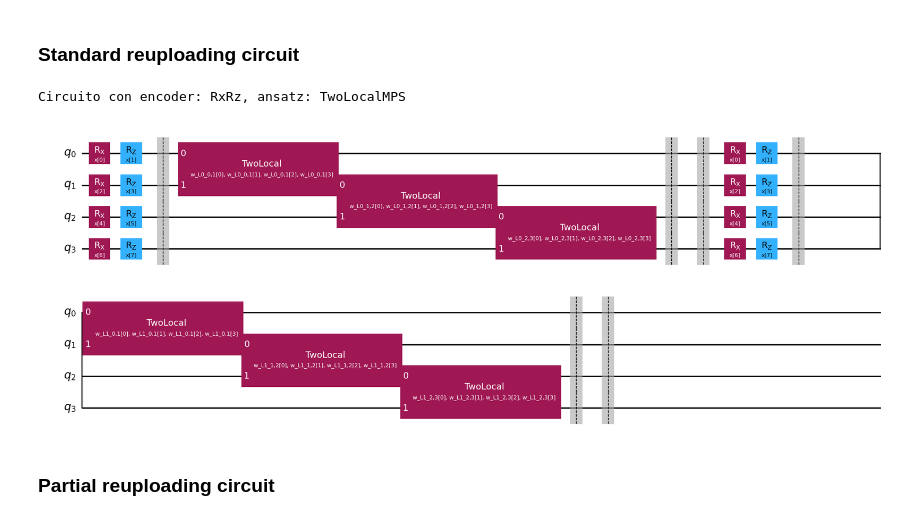
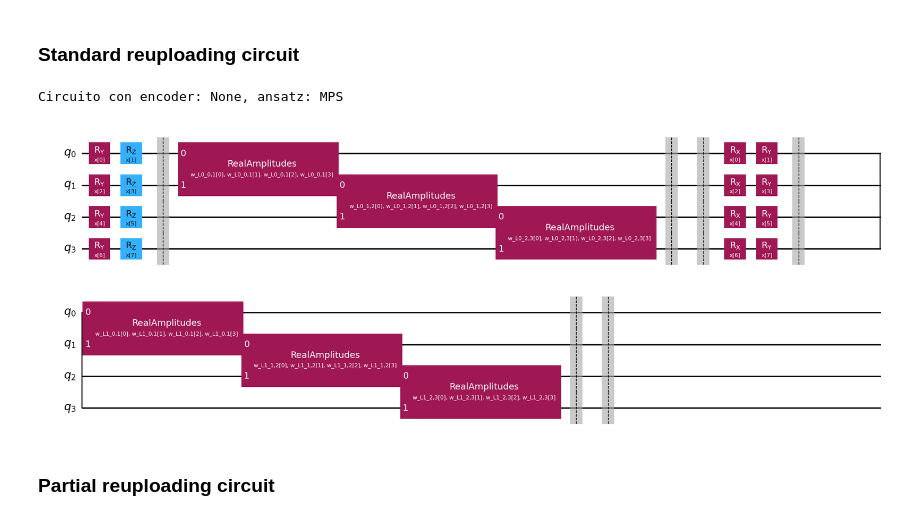
Before and after one commit to Davy592/Quantum-Metric-Learning-with-Reuploading, a Jupyter notebook: Quantum Metric Learning.ipynb, the cells around one changed output. Saved outputs shown, nothing was run; the diff lists cells and outputs as text; code cells hidden in the pictures.

```diff
--- a/Quantum Metric Learning.ipynb
+++ b/Quantum Metric Learning.ipynb
@@ -867,41 +867,37 @@ def build_mps_reuploading_model(n_features, layers=2, fixed_encoder=None, ansatz
                 encoder_block = RxRz_encoding(n_features, params=input_params)
             elif fixed_encoder == "RyRx":
                 encoder_block = RyRx_encoding(n_features, params=input_params)
             elif fixed_encoder == "RzRx":
                 encoder_block = RzRx_encoding(n_features, params=input_params)
             else:
                 raise ValueError(f"Encoder '{fixed_encoder}' non supportato. "
                                "Usa: 'yz', 'RxRy', 'RxRz', 'RyRx', 'RzRx' o None per il comportamento ciclico.")
 
         full_qc.compose(encoder_block, inplace=True)
         full_qc.barrier()
 
         # --- B. Aggiungiamo l'Ansatz (MPS o TwoLocalMPS) ---
         ansatz_block = create_ansatz(n_qubits, parameter_prefix=f"w_L{layer}", ansatz_type=ansatz_type, reps=1)
         full_qc.compose(ansatz_block, inplace=True)
 
         full_qc.barrier()
         full_qc.barrier()
 
     return full_qc
 
 # --- TEST ---
 # Supponiamo 8 feature e 2 livelli di profondità
-# Cambia ansatz_type="TwoLocalMPS" per usare TwoLocal invece di RealAmplitudes
-# Prova diversi encoder:
-# - fixed_encoder=None: cicla tra yz, RxRy, RzRx (default)
-# - fixed_encoder="RxRz": usa RxRz per tutti i layer
 
-ansatz_type = "TwoLocalMPS"  # Scegli tra "MPS" e "TwoLocalMPS"
-fixed_enc = "RxRz"  # Usa RxRz per tutti i layer
+ansatz_type = "MPS"  # Scegli tra "MPS" e "TwoLocalMPS"
+fixed_enc = None  # Scegli tra None (ciclico), "yz", "RxRy", "RxRz", "RyRx", "RzRx"
 qnn_std_reupload = build_mps_reuploading_model(n_features=8, layers=2, fixed_encoder=fixed_enc, ansatz_type=ansatz_type)
 
 # Disegniamo il risultato
 print(f"Circuito con encoder: {fixed_enc}, ansatz: {ansatz_type}")
 qnn_std_reupload.draw(output="mpl")
 # %% [output]
-Circuito con encoder: RxRz, ansatz: TwoLocalMPS
+Circuito con encoder: None, ansatz: MPS
-[figure, old version]
+[figure, new version]
 # %% [markdown]
 ### Partial reuploading circuit
 # %%
```
Also changed, not shown: parts of 12 cells of this notebook.
